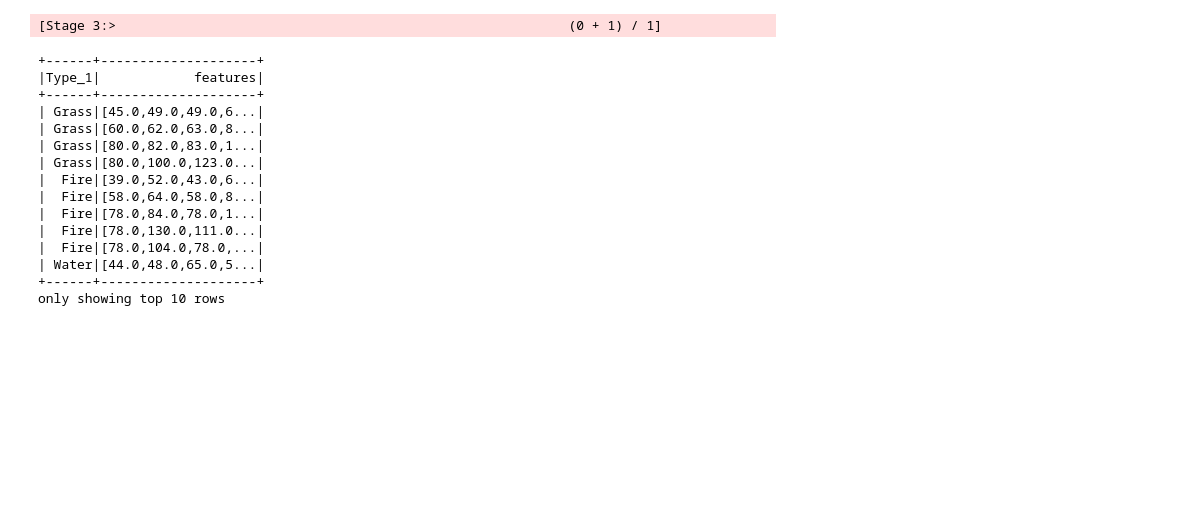
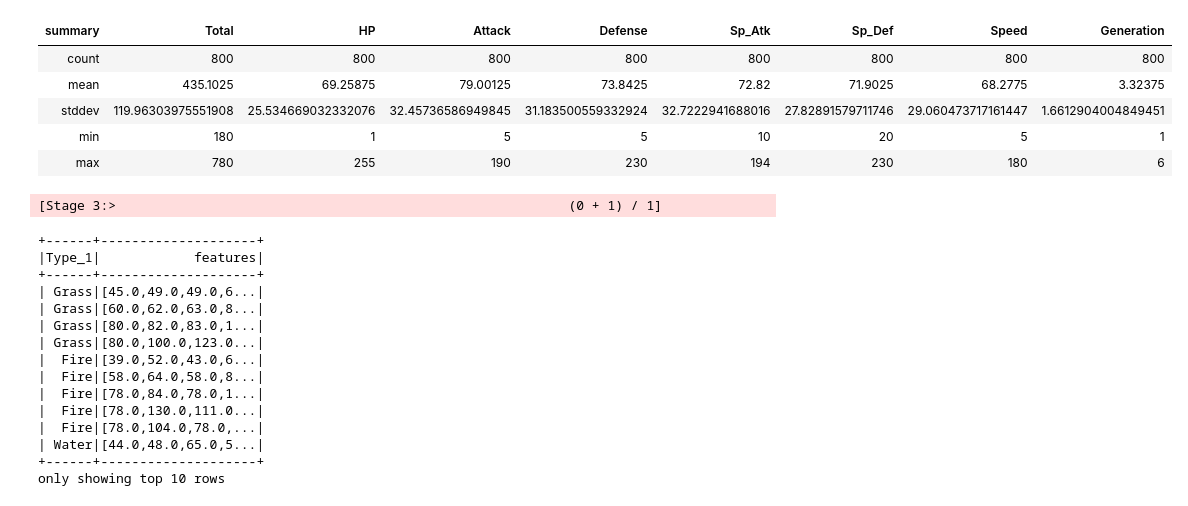
Before and after one commit to ckim115/cs131, a Jupyter notebook: a5/a5.ipynb, the cells around one changed output. Cells and saved outputs as stored; diff of their text form; code cells hidden in the pictures; blank space fills up the shorter version.

```diff
--- a/a5/a5.ipynb
+++ b/a5/a5.ipynb
@@ -38,3 +39,14 @@ root
+# %%
+import pandas as pd
+disp_data = df.select("Total", "HP", "Attack", "Defense", "Sp_Atk", "Sp_Def", "Speed", "Generation").describe()
+disp_data.toPandas().style.hide()
+# %% [output]
+| summary | Total | HP | Attack | Defense | Sp_Atk | Sp_Def | Speed | Generation |
+| count | 800 | 800 | 800 | 800 | 800 | 800 | 800 | 800 |
+| mean | 435.1025 | 69.25875 | 79.00125 | 73.8425 | 72.82 | 71.9025 | 68.2775 | 3.32375 |
+| stddev | 119.96303975551908 | 25.534669032332076 | 32.45736586949845 | 31.183500559332924 | 32.7222941688016 | 27.82891579711746 | 29.060473717161447 | 1.6612904004849451 |
+| min | 180 | 1 | 5 | 5 | 10 | 20 | 5 | 1 |
+| max | 780 | 255 | 190 | 230 | 194 | 230 | 180 | 6 |
 # %%
 # Convert the data to vectors
 from pyspark.ml.feature import VectorAssembler
```
Also changed, not shown: parts of 1 cell of this notebook.
